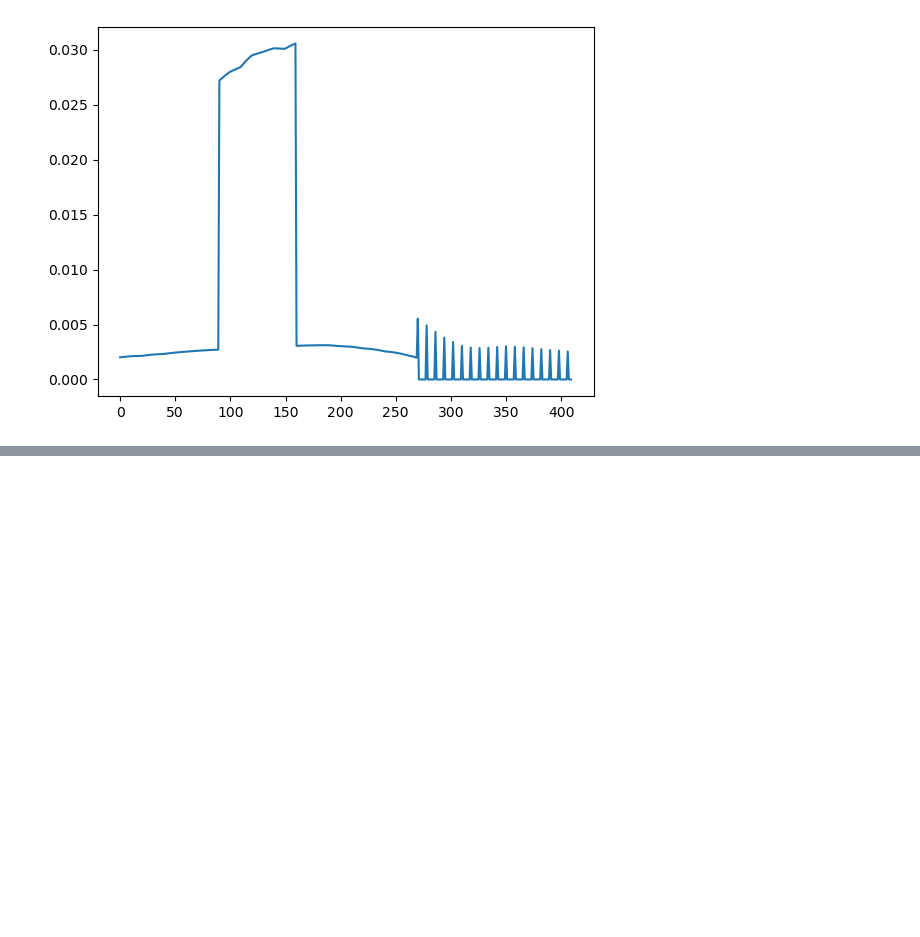
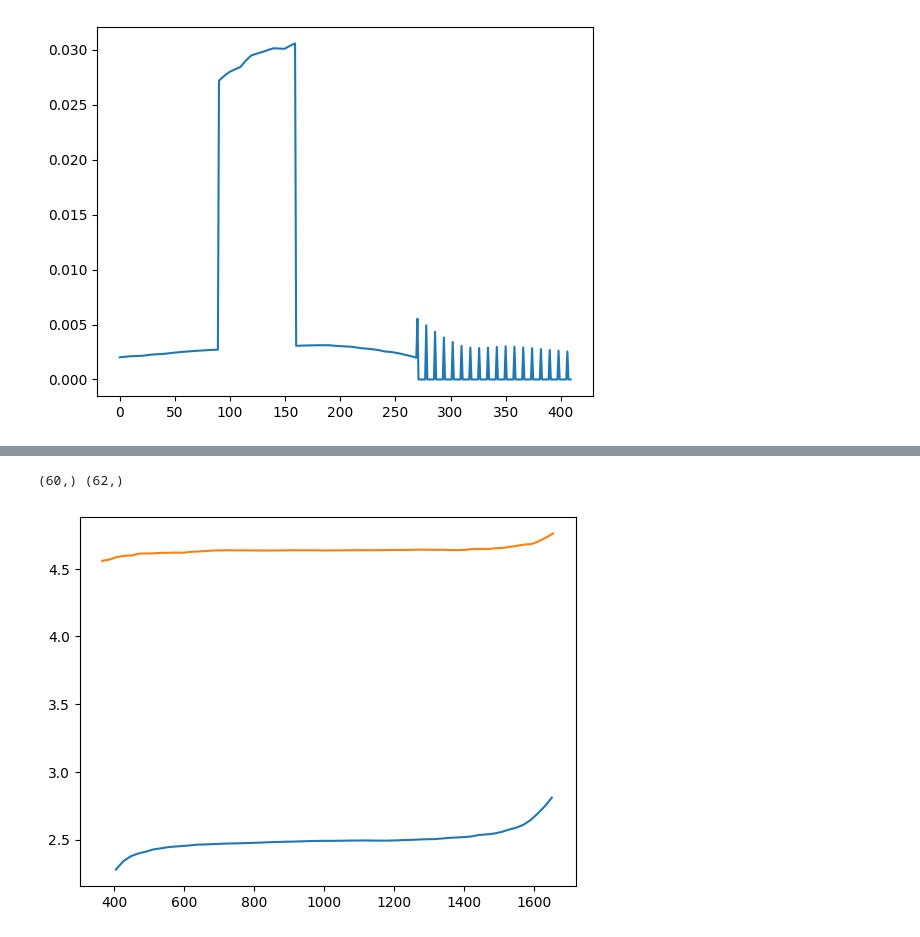
Before and after one commit to lusee-night/notebooks, a Jupyter notebook: calibrator/pfb_detect_ng.ipynb, the cells around one changed output, grey strips where cells are left out. Cells and saved outputs as stored; diff of their text form; code cells hidden in the pictures; blank space fills up the shorter version.

```diff
--- a/calibrator/pfb_detect_ng.ipynb
+++ b/calibrator/pfb_detect_ng.ipynb
@@ -159,0 +164,7 @@ plt.plot(nb/wb)
+# %%
+plt.plot(res['stage3_time'],res['stage3_offsets'])
+plt.plot(res2['stage3_time'],res2['stage3_offsets'])
+print (res['stage3_offsets'].shape, res2['stage3_offsets'].shape)
+# %% [output]
+(60,) (62,)
+[figure, added]
```
Also changed, not shown: parts of 17 cells of this notebook, 4 other files.
